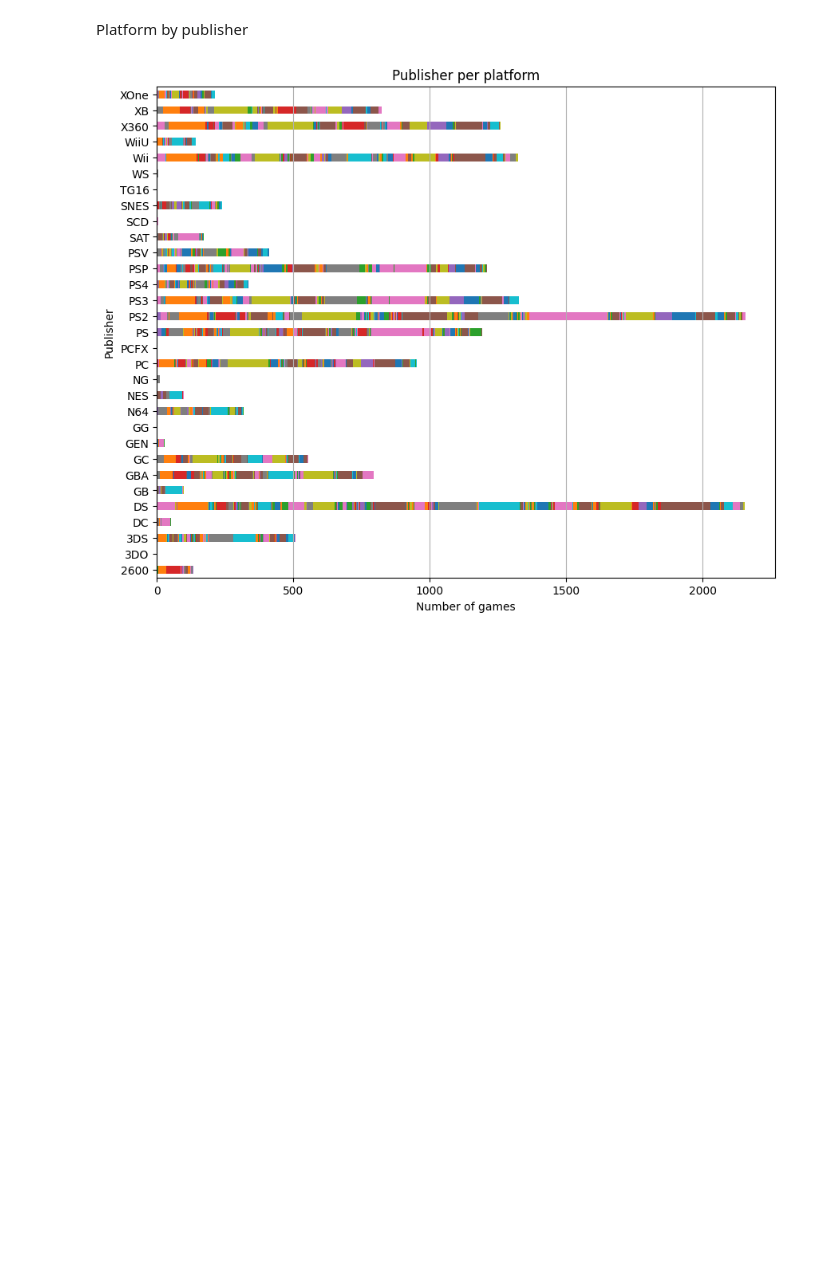
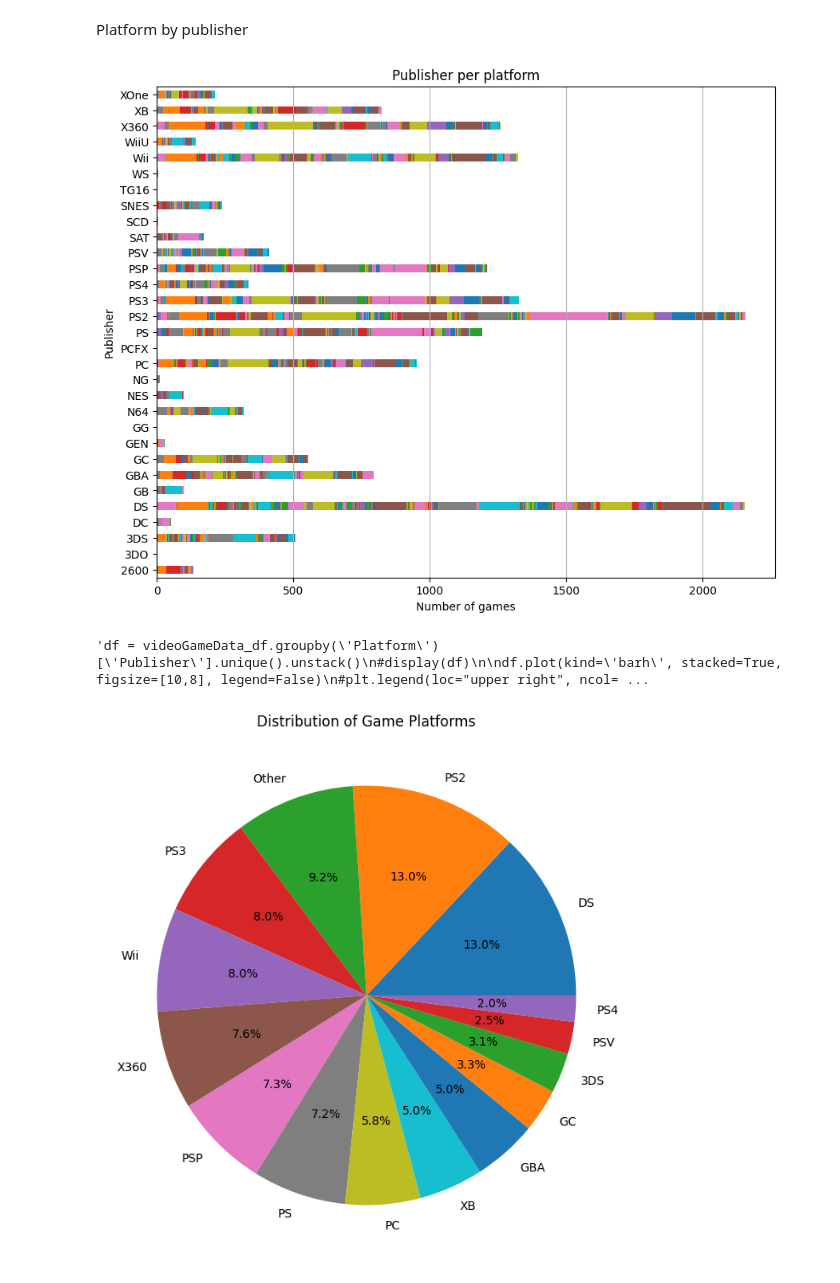
Before and after one commit to bdatye/VideoGameSalesTrends, a Jupyter notebook: VideoGamesSalesTrends.ipynb, the cells around one changed output. Drawn from its saved outputs; the diff is of its cells as text; code cells hidden in the pictures; blank space fills up the shorter version.

```diff
--- a/VideoGamesSalesTrends.ipynb
+++ b/VideoGamesSalesTrends.ipynb
@@ -539,5 +539,42 @@ plt.ylabel('Publisher')
 plt.title('Publisher per platform')
 plt.grid(axis='x')
 plt.show()
+
+
+'''df = videoGameData_df.groupby('Platform')['Publisher'].unique().unstack()
+#display(df)
+
+df.plot(kind='barh', stacked=True, figsize=[10,8], legend=False)
+#plt.legend(loc="upper right", ncol=5, fontsize='small')
+plt.xlabel('Number of games')
+plt.ylabel('Publisher')
+plt.title('Publisher per platform')
+plt.grid(axis='x')
+plt.show()'''
 # %% [output]
 [figure]
+'df = videoGameData_df.groupby(\'Platform\')[\'Publisher\'].unique().unstack()\n#display(df)\n\ndf.plot(kind=\'barh\', stacked=True, figsize=[10,8], legend=False)\n#plt.legend(loc="upper right", ncol= ...
+# %%
+df = videoGameData_df['Platform'].value_counts(normalize=True)*100     #getting the percentages
+df = df.reset_index()
+#print(df)
+
+indexCounter =0
+for number in df['proportion']:
+    if number < 2:
+        df.at[indexCounter,'Platform'] = 'Other'
+        indexCounter = indexCounter+1
+
+    else:
+        indexCounter = indexCounter+1
+
+df = df.groupby('Platform').sum().reset_index()
+df = df.sort_values(by='proportion', ascending=False)
+#print(df)
+
+df.plot(y='proportion', kind='pie', labels=df['Platform'], autopct='%1.1f%%', textprops={'fontsize': 10}, figsize=(12,8), legend=False)
+plt.ylabel('')
+plt.title('Distribution of Game Platforms')
+plt.show()
+# %% [output]
+[figure, added]
```
Also changed, not shown: parts of 1 cell of this notebook.
